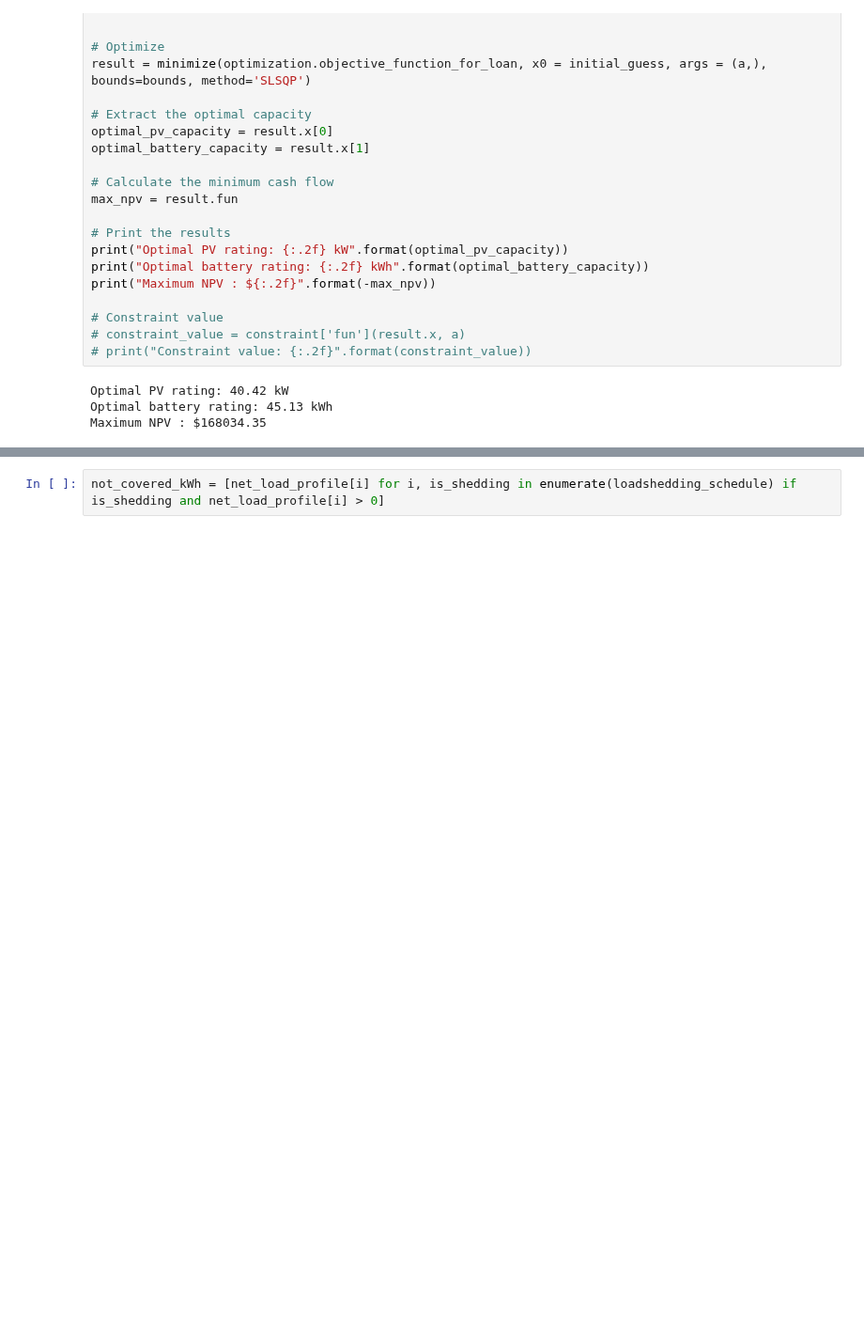
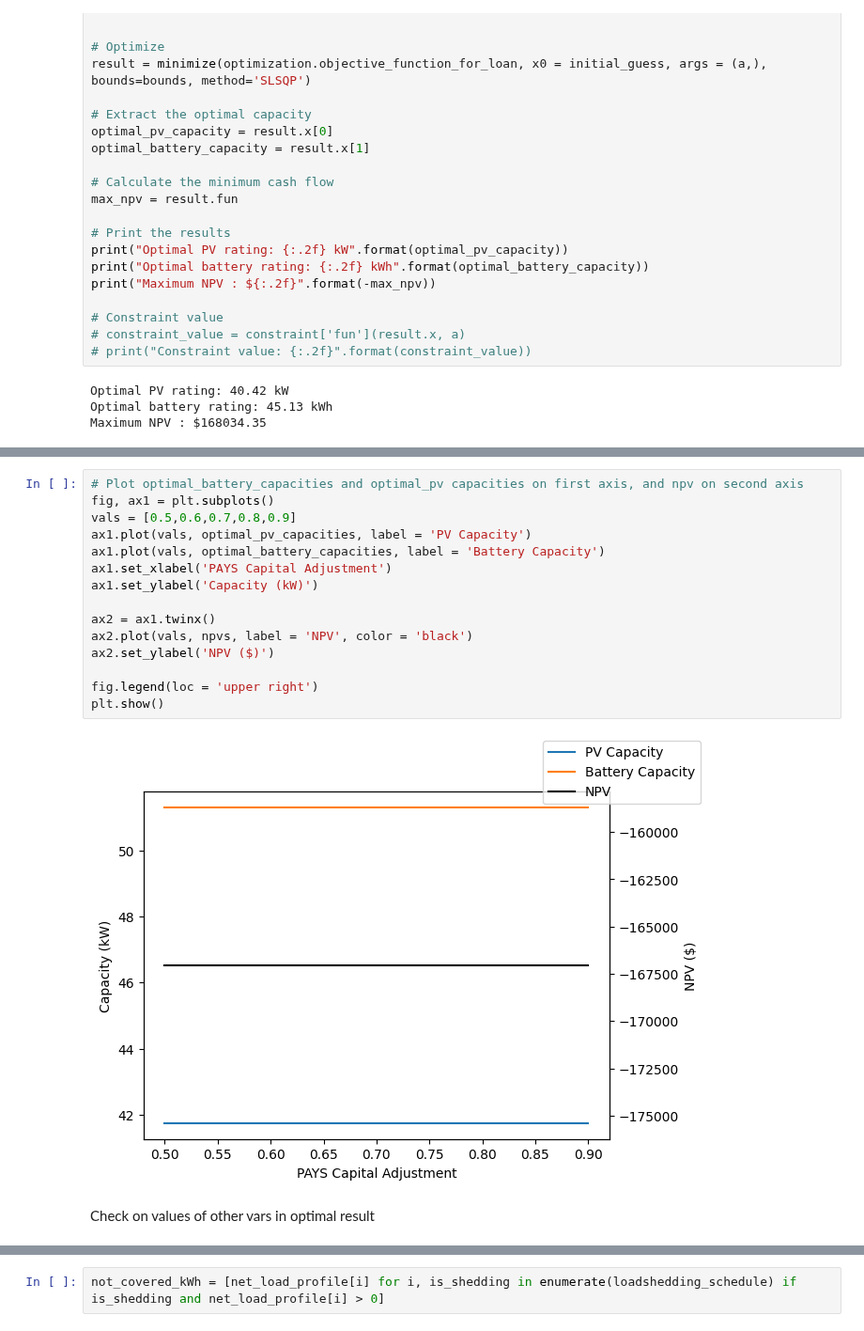
Before and after one commit to ChullEPG/solar_storage_sizing_optimization, a Jupyter notebook: run_model.ipynb, the cells around one changed output, grey strips where cells are left out. Shown at 94% size. Cells and saved outputs as stored; diff of their text form; blank space fills up the shorter version.

```diff
--- a/run_model.ipynb
+++ b/run_model.ipynb
@@ -332,3 +451,22 @@ Check if results actually make net zero loadshedding
+# %%
+# Plot optimal_battery_capacities and optimal_pv capacities on first axis, and npv on second axis
+fig, ax1 = plt.subplots()
+vals = [0.5,0.6,0.7,0.8,0.9]
+ax1.plot(vals, optimal_pv_capacities, label = 'PV Capacity')
+ax1.plot(vals, optimal_battery_capacities, label = 'Battery Capacity')
+ax1.set_xlabel('PAYS Capital Adjustment')
+ax1.set_ylabel('Capacity (kW)')
+
+ax2 = ax1.twinx()
+ax2.plot(vals, npvs, label = 'NPV', color = 'black')
+ax2.set_ylabel('NPV ($)')
+
+fig.legend(loc = 'upper right')
+plt.show()
+# %% [output]
+[figure, added]
+# %% [markdown]
+Check on values of other vars in optimal result
 # %%
 # Decision variables - PV capacity and Battery capacity
 pv_capacity = result.x[0]
```
Also changed, not shown: parts of 7 cells of this notebook, 2 other files.
